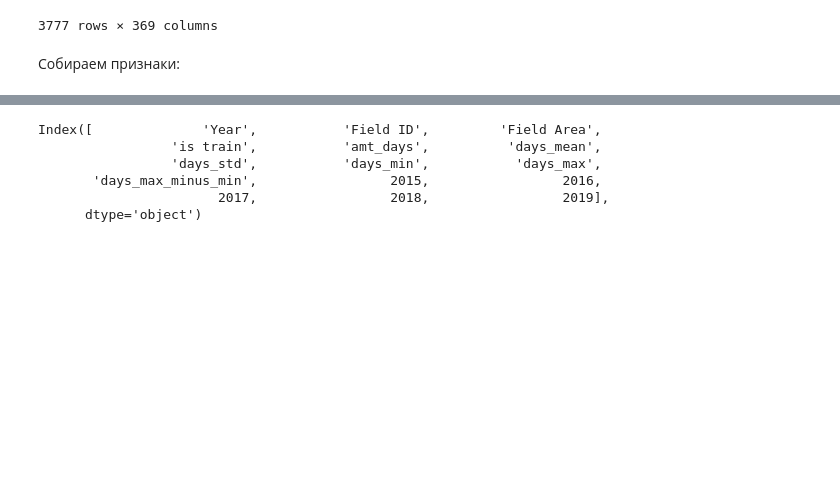
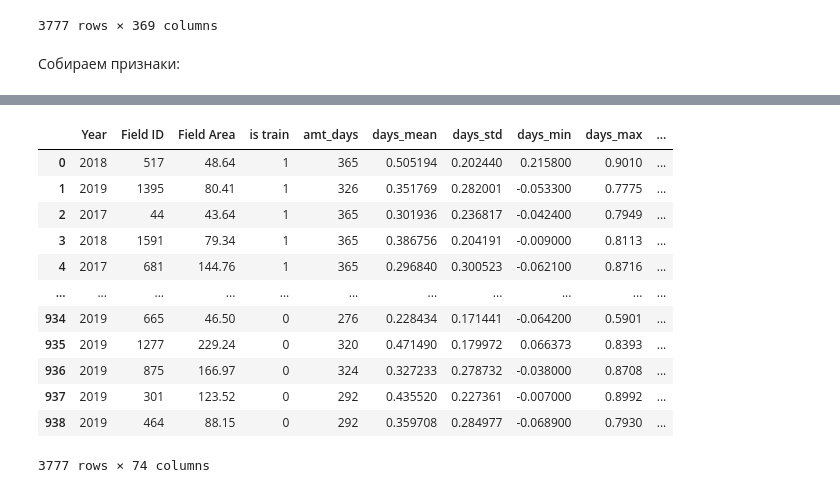
Before and after one commit to MyStupidacc/ac, a Jupyter notebook: fst_chck.ipynb, the cells around one changed output, grey strips where cells are left out. Saved outputs shown, nothing was run; the diff lists cells and outputs as text; code cells hidden in the pictures; blank space fills up the shorter version.

```diff
--- a/fst_chck.ipynb
+++ b/fst_chck.ipynb
@@ -140,0 +134,24 @@ df_features = pd.concat([df_features, pd.get_dummies(df_features['Year'])], axis
+# %%
+month_means = []
+month_max_minus_mean = []
+month_last_minus_first = []
+month_mean_div_whole_mean = []
+for month in month_days:
+    df_features[month+'_mean'] = df[month_days[month]].mean(axis = 1)
+    month_means.append(month+'_mean')
+    df_features[month+'_max_minus_mean'] = df[month_days[month]].max(axis = 1)-df[month_days[month]].min(axis = 1)
+    month_max_minus_mean.append(month+'_max_minus_mean')
+    df_features[month+'_last_minus_first'] = df[month_days[month][0]]-df[month_days[month][-1]]
+    month_last_minus_first.append(month+'_last_minus_first')
+    df_features[month+'_mean_div_whole_mean'] = df_features[month+'_mean']/df_features['days_mean']
+    month_mean_div_whole_mean.append(month+'_mean_div_whole_mean')
+# %%
+cumsums = df[days].cumsum(axis = 1)
+# %%
+for day in days:
+    cumsums[day] = cumsums[day]/cumsums['Day 366']
+# %%
+month_cumsum = []
+for i in [30, 59, 90, 120, 151, 181, 212, 243, 273, 304, 334]:
+    df_features['cumsum_'+str(i)] = cumsums[days[i]]
+    month_cumsum.append('cumsum_'+str(i))
@@ -141,9 +193,16 @@ df_features = pd.concat([df_features, pd.get_dummies(df_features['Year'])], axis
 # %%
-df_features.columns
+df_features.drop()
 # %% [output]
+|  | Year | Field ID | Field Area | is train | amt_days | days_mean | days_std | days_min | days_max | ... |
+| 0 | 2018 | 517 | 48.64 | 1 | 365 | 0.505194 | 0.202440 | 0.215800 | 0.9010 | ... |
+| 1 | 2019 | 1395 | 80.41 | 1 | 326 | 0.351769 | 0.282001 | -0.053300 | 0.7775 | ... |
+| 2 | 2017 | 44 | 43.64 | 1 | 365 | 0.301936 | 0.236817 | -0.042400 | 0.7949 | ... |
+| 3 | 2018 | 1591 | 79.34 | 1 | 365 | 0.386756 | 0.204191 | -0.009000 | 0.8113 | ... |
+| 4 | 2017 | 681 | 144.76 | 1 | 365 | 0.296840 | 0.300523 | -0.062100 | 0.8716 | ... |
+| ... | ... | ... | ... | ... | ... | ... | ... | ... | ... | ... |
+| 934 | 2019 | 665 | 46.50 | 0 | 276 | 0.228434 | 0.171441 | -0.064200 | 0.5901 | ... |
+| 935 | 2019 | 1277 | 229.24 | 0 | 320 | 0.471490 | 0.179972 | 0.066373 | 0.8393 | ... |
+| 936 | 2019 | 875 | 166.97 | 0 | 324 | 0.327233 | 0.278732 | -0.038000 | 0.8708 | ... |
+| 937 | 2019 | 301 | 123.52 | 0 | 292 | 0.435520 | 0.227361 | -0.007000 | 0.8992 | ... |
+| 938 | 2019 | 464 | 88.15 | 0 | 292 | 0.359708 | 0.284977 | -0.068900 | 0.7930 | ... |
-Index([              'Year',           'Field ID',         'Field Area',
-                 'is train',           'amt_days',          'days_mean',
-                 'days_std',           'days_min',           'days_max',
-       'days_max_minus_min',                 2015,                 2016,
-                       2017,                 2018,                 2019],
-      dtype='object')
+3777 rows × 74 columns
```
Also changed, not shown: parts of 19 cells of this notebook.
